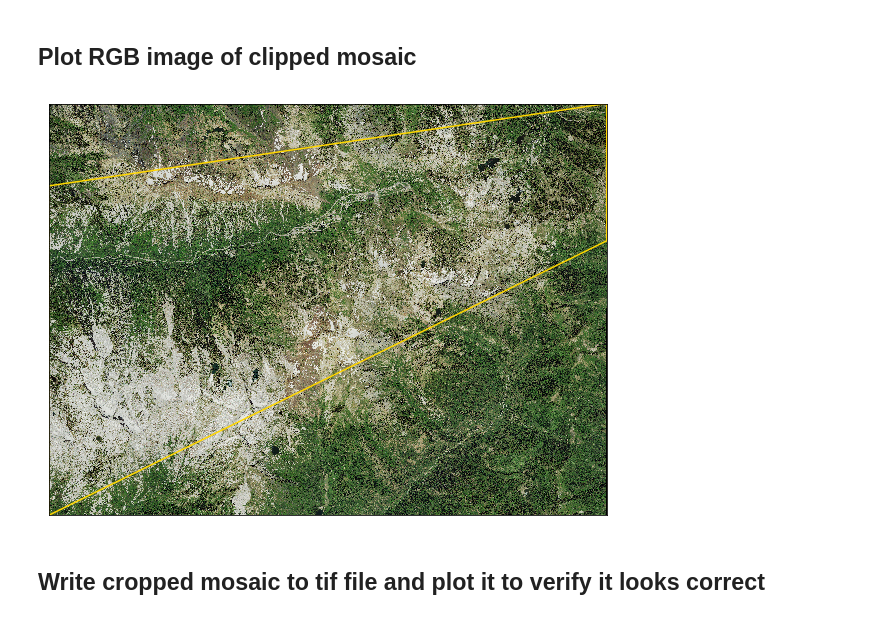
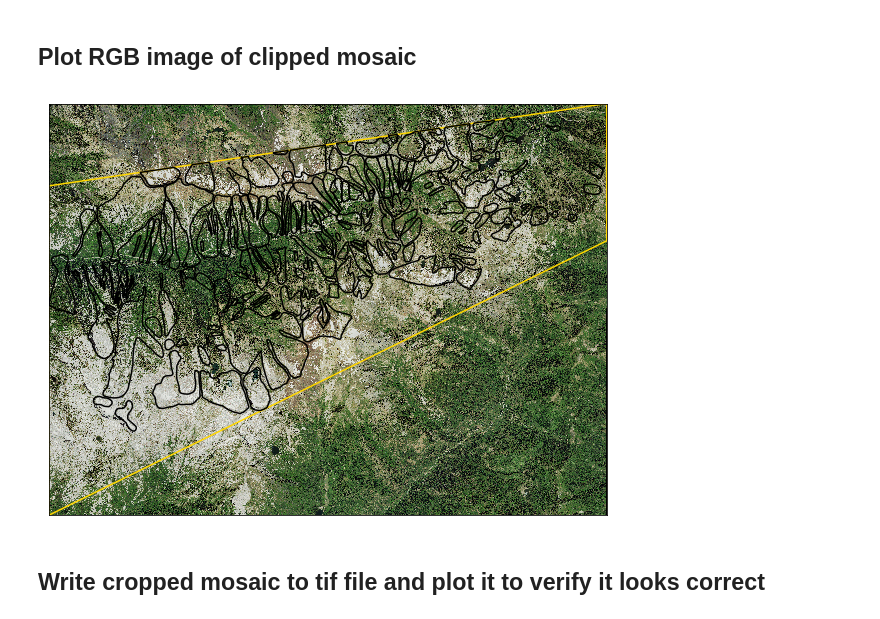
Before and after one commit to avalanche-mapping/avalanche-mapping, a Jupyter notebook: NAIP-2014-Data.ipynb, the cells around one changed output. Drawn from its saved outputs; the diff is of its cells as text; code cells hidden in the pictures.

```diff
--- a/NAIP-2014-Data.ipynb
+++ b/NAIP-2014-Data.ipynb
@@ -138,17 +138,18 @@ with rio.open(out_fp) as mosaic_2014_src:
 # %%
 fig, ax1 = plt.subplots(figsize=(10, 10))
 # Plot RGB of the cropped mosaic
 es.plot_rgb(mosaic_2014_crop,
             rgb=[0, 1, 2],
             extent=mosaic_2014_extent,
             ax=ax1)
 
 # Plot site boundary
 avalanche_boundary.boundary.plot(ax=ax1, color="gold")
+avalanche_clip.boundary.plot(ax=ax1, color="black")
 
 plt.show()
 # %% [output]
-[figure, old version]
+[figure, new version]
 # %% [markdown]
 ## Write cropped mosaic to tif file and plot it to verify it looks correct
 # %%
```
Also changed, not shown: 10 other files.
